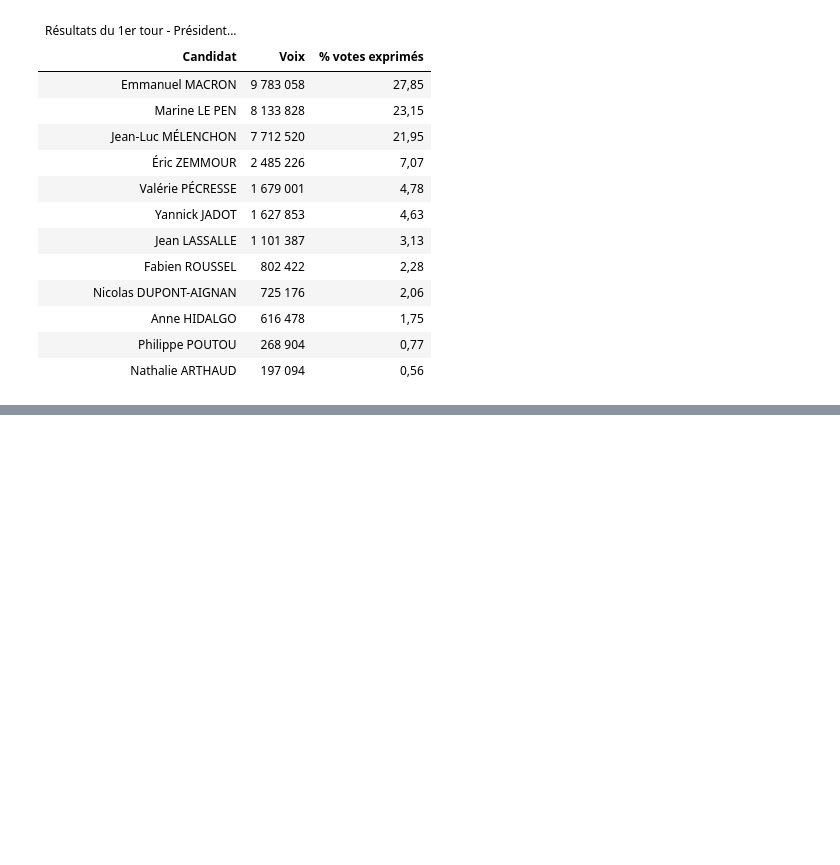
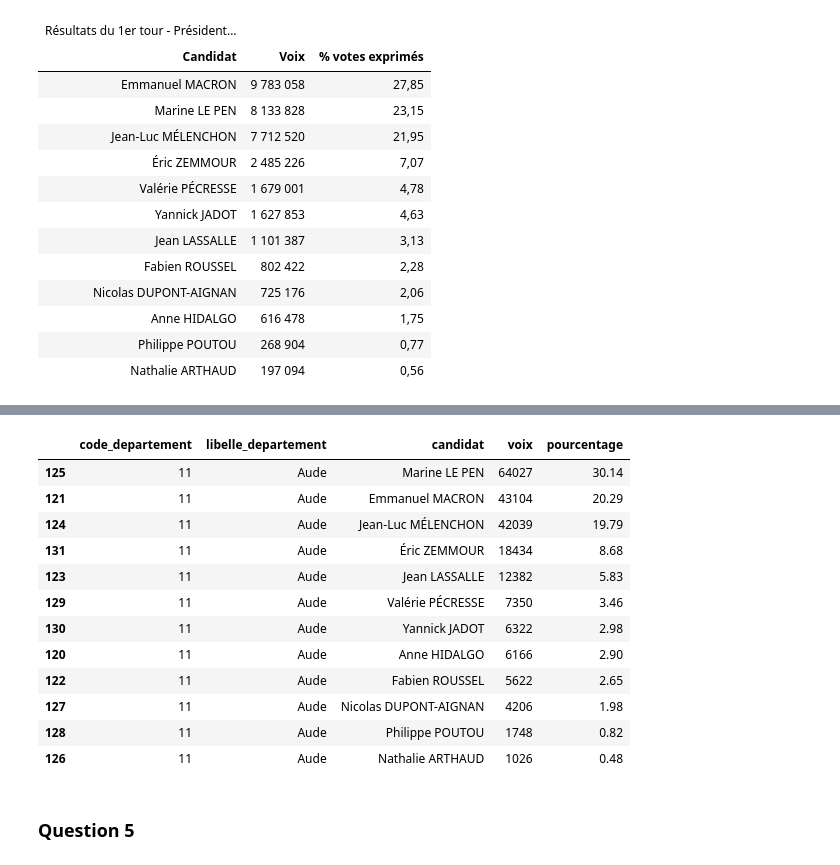
Before and after one commit to Maelysdhalluin/DM_python_pour_datasciences, a Jupyter notebook: main.ipynb, the cells around one changed output, grey strips where cells are left out. Saved outputs shown, nothing was run; the diff lists cells and outputs as text; code cells hidden in the pictures; blank space fills up the shorter version.

Commit message:
question 4

```diff
--- a/main.ipynb
+++ b/main.ipynb
@@ -106,0 +111,15 @@ scores['pourcentage'] = (scores['voix'] / total_exprimes * 100).round(2)
+# %%
+total_dep = df_exprimes.groupby('code_departement')['voix'].sum().rename('total_dep')
+
+
+score_departements = (
+    df_exprimes
+    .groupby(['code_departement', 'libelle_departement', 'candidat'], as_index=False)['voix']
+    .sum()
+)
+
+score_departements = score_departements.merge(total_dep, on='code_departement')
+score_departements['pourcentage'] = (score_departements['voix'] / score_departements['total_dep'] * 100).round(2)
+score_departements = score_departements.drop(columns='total_dep')
+
+score_departements.head(10).sort_values('pourcentage', ascending=False)
@@ -106,0 +138,18 @@ scores['pourcentage'] = (scores['voix'] / total_exprimes * 100).round(2)
+# %%
+score_departements[score_departements['code_departement'] == '11'].sort_values('pourcentage', ascending=False)
+# %% [output]
+|  | code_departement | libelle_departement | candidat | voix | pourcentage |
+| 125 | 11 | Aude | Marine LE PEN | 64027 | 30.14 |
+| 121 | 11 | Aude | Emmanuel MACRON | 43104 | 20.29 |
+| 124 | 11 | Aude | Jean-Luc MÉLENCHON | 42039 | 19.79 |
+| 131 | 11 | Aude | Éric ZEMMOUR | 18434 | 8.68 |
+| 123 | 11 | Aude | Jean LASSALLE | 12382 | 5.83 |
+| 129 | 11 | Aude | Valérie PÉCRESSE | 7350 | 3.46 |
+| 130 | 11 | Aude | Yannick JADOT | 6322 | 2.98 |
+| 120 | 11 | Aude | Anne HIDALGO | 6166 | 2.90 |
+| 122 | 11 | Aude | Fabien ROUSSEL | 5622 | 2.65 |
+| 127 | 11 | Aude | Nicolas DUPONT-AIGNAN | 4206 | 1.98 |
+| 128 | 11 | Aude | Philippe POUTOU | 1748 | 0.82 |
+| 126 | 11 | Aude | Nathalie ARTHAUD | 1026 | 0.48 |
+# %% [markdown]
+### Question 5
```
Also changed, not shown: parts of 3 cells of this notebook.
